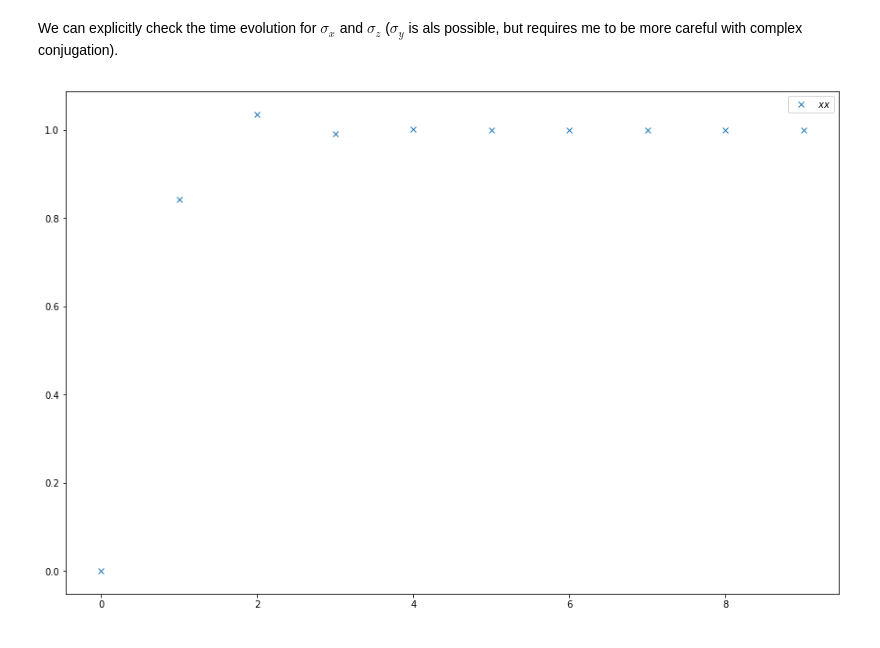
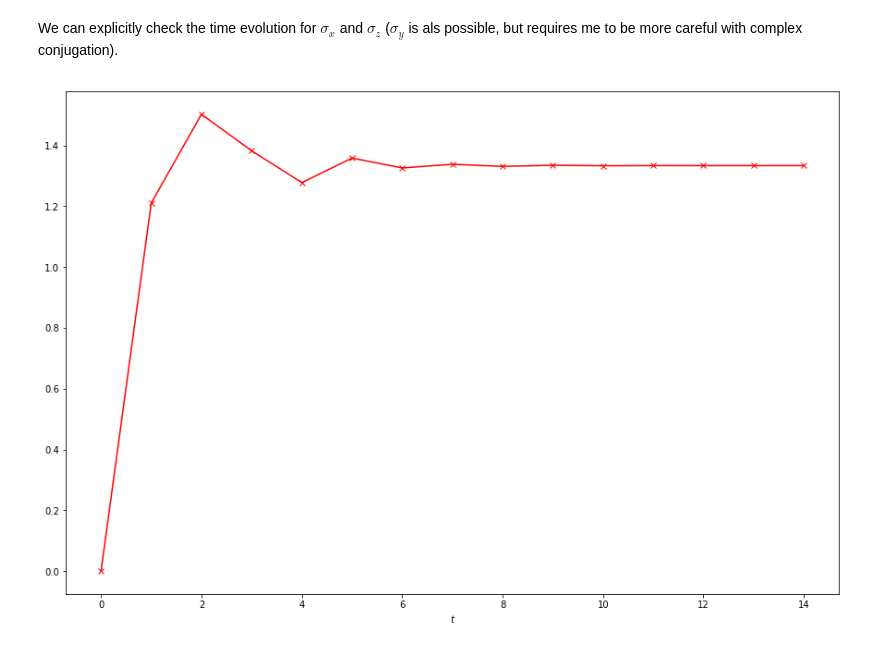
Before and after one commit to PieterWClaeys/UnitaryCircuits, a Jupyter notebook: OTOC_overview.ipynb, the cells around one changed output. Saved outputs shown, nothing was run; the diff lists cells and outputs as text; code cells hidden in the pictures.

```diff
--- a/OTOC_overview.ipynb
+++ b/OTOC_overview.ipynb
@@ -30,7 +30,7 @@ a   b
 c   d
 """
 
-def dual_unitary_gate():
+def gate_KIM():
     J = np.pi/4.
     b = np.pi/4.
     h_1 = 0.2
@@ -51,7 +90,11 @@ def dual_unitary_gate():
 # %%
 #Verify unitarity and dual unitarity
-U = dual_unitary_gate()
-q = 2
+
+#U = gate_KIM()
+U = dual_unitary_gate(2.,0.)
+
+q = U.shape[0]
+
 IdId = np.einsum("ac,bd->abcd", np.identity(q), np.identity(q))
 
 print("Shape of U:", U.shape) #In love with the shape of U
@@ -132,12 +175,12 @@ def evol(U, op_L, op_R, n_t):
         vec_t = vec_new
     return [t_range,OTOC_range]
 # %%
-n_t = 10
+n_t = 15
 plt.figure()
 [t_range, OTOC_range] = evol(U, X, X, n_t)
-plt.plot(t_range,OTOC_range.real,'x',label=r'$xx$')
-plt.legend()
+plt.plot(t_range,OTOC_range.real,'rx-')
+plt.xlabel(r'$t$')
 plt.show()
 # %% [output]
-[figure, old version]
+[figure, new version]
 # %% [markdown]
```
Also changed, not shown: parts of 7 cells of this notebook.
